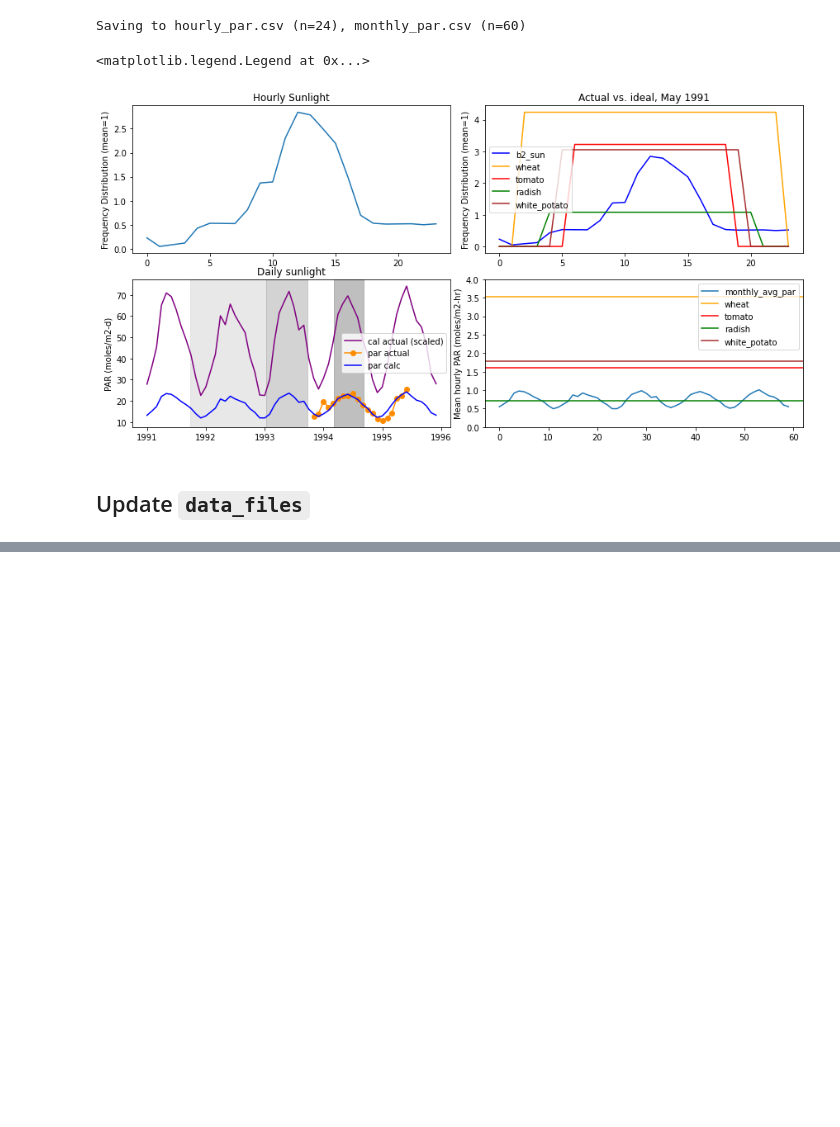
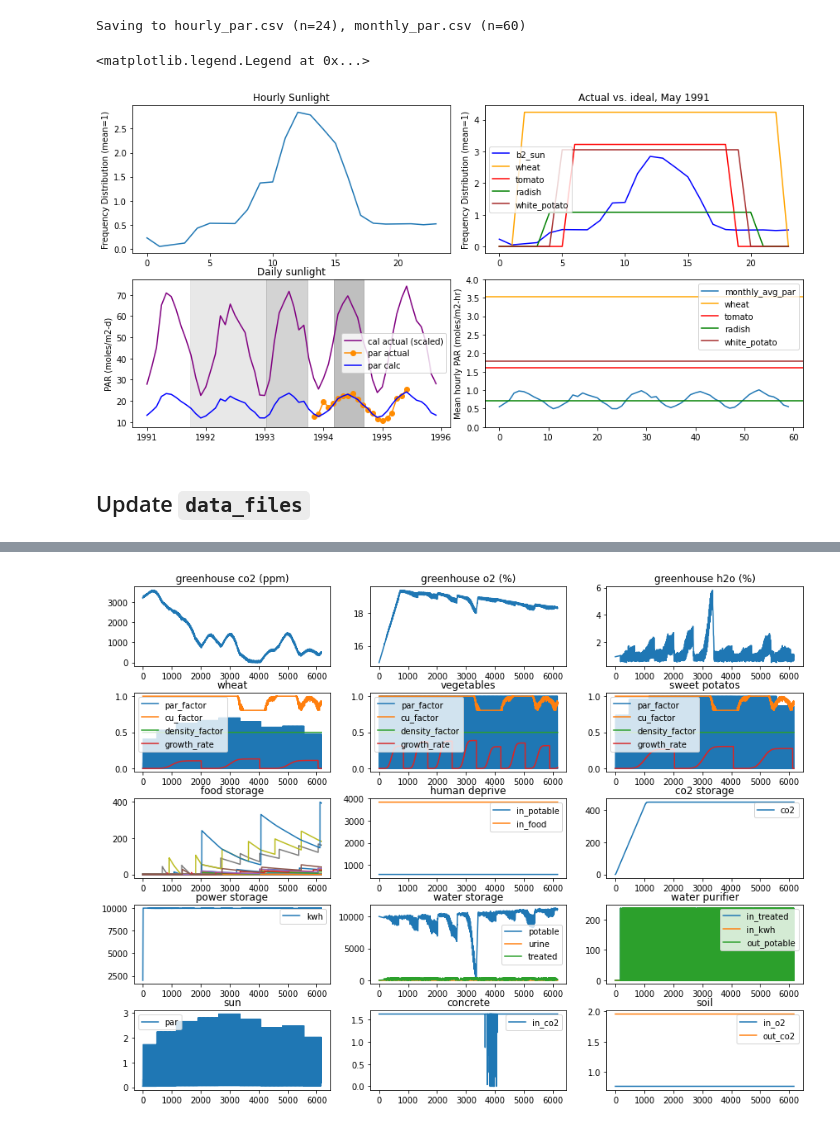
Before and after one commit to overthesun/simoc, a Jupyter notebook: generate_simoc_b2.ipynb, the cells around one changed output, grey strips where cells are left out. Drawn from its saved outputs; the diff is of its cells as text; code cells hidden in the pictures; blank space fills up the shorter version.

```diff
--- a/generate_simoc_b2.ipynb
+++ b/generate_simoc_b2.ipynb
@@ -358,0 +536,60 @@ with open(data_files_path / 'currency_desc.json', 'w') as f:
+# %%
+# MISSION 1b
+# Update Config
+start_1b = '1993-01-12'  # Day 475, pure O2 added
+end_1b = '1993-09-25'  # 730 Days
+days_1b = pd.date_range(start_1b, end_1b, freq='D').shape[0]
+config_b2_mission1b = {
+    **deepcopy(config_b2_base),
+    'start_time': start_1b,
+    'termination': [{'condition': 'time', 'value': days_1b, 'unit': 'day',}],
+}
+config_b2_mission1b['agents']['o2_storage']['o2'] = 441 * molar_mass['o2'] # Severinghaus Table 2
+config_b2_mission1b['agents']['o2_storage']['o2'] *= 1.6 # Required to reach 20% o2 in greenhouse
+# Update habitat storages to end of mission1a.
+greenhouse_storage = parse_data(data_1a, ['greenhouse_b2', 'storage', '*', model_1a.step_num-1])
+habitat_storage = parse_data(data_1a, ['crew_habitat_b2', 'storage', '*', model_1a.step_num-1])
+biomes_storage = parse_data(data_1a, ['b2_biomes', 'storage', '*', model_1a.step_num-1])
+config_b2_mission1b['agents']['greenhouse_b2'].update(greenhouse_storage)
+config_b2_mission1b['agents']['crew_habitat_b2'].update(habitat_storage)
+config_b2_mission1b['agents']['b2_biomes'].update(biomes_storage)
+# Update greenhouse configuration
+# p214: "By the last quarter of Mission 1, approximately 65% of the
+# agricultural area was planted in only three crops: beet, sweet potato
+# and lab-lab bean."
+mission_2_staple_ratio = 0.65
+mission_2_staple_plants = {'red_beet', 'sweet_potato', 'dry_bean'}
+plant_agents = [a for a in config_b2_mission1b['agents'] if a in agent_desc['plants']]
+plant_areas = {a: config_b2_mission1b['agents'][a]['amount'] for a in plant_agents}
+total_area = sum(plant_areas.values())
+amount_per_staple_plant = total_area * mission_2_staple_ratio / len(mission_2_staple_plants)
+area_other_plants = sum(v for k, v in plant_areas.items() if k not in mission_2_staple_plants)
+area_other_target = total_area * (1 - mission_2_staple_ratio)
+scale_other_plants = area_other_target / area_other_plants
+for plant in mission_2_staple_plants:
+    config_b2_mission1b['agents'][plant] = {'amount': round(amount_per_staple_plant)}
+for plant, area in plant_areas.items():
+    if plant in mission_2_staple_plants:
+        continue
+    config_b2_mission1b['agents'][plant] = {'amount': round(area * scale_other_plants)}
+with open(data_files_path / 'config_b2_mission1b.json', 'w') as f:
+    json.dump(config_b2_mission1b, f, indent=4)
+
+# Run Model
+print('Mission 1b')
+start_time = time.time()
+model_1b = AgentModel.from_config(config_b2_mission1b, agent_desc=b2_agent_desc)
+model_1b.step_to(termination=True)
+runtime = round(time.time() - start_time, 2)
+data_1b = model_1b.get_data()
+with open(data_files_path / 'simdata_b2_mission1b.json', 'w') as f:
+    json.dump(data_1b, f)
+
+# Print Results
+print(f'{model_1b.step_num} steps in {runtime}s, '
+      f'from {model_1b.start_time} to {model_1b.start_time + model_1b.time}')
+for agent in model_1b.scheduler.agents:
+    if hasattr(agent, 'cause_of_death'):
+        print(f'{agent.agent_type} died: {agent.cause_of_death}')
+plot_b2_data(data_1b)
+# %% [output]
@@ -358,0 +598 @@ with open(data_files_path / 'currency_desc.json', 'w') as f:
+[figure, added]
```
Also changed, not shown: parts of 17 cells of this notebook, 8 other files.
